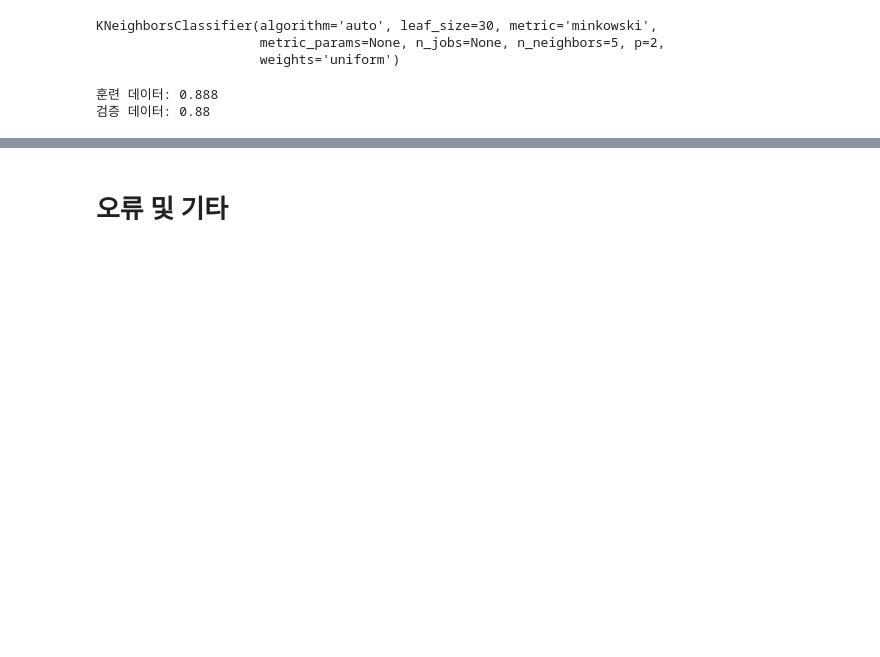
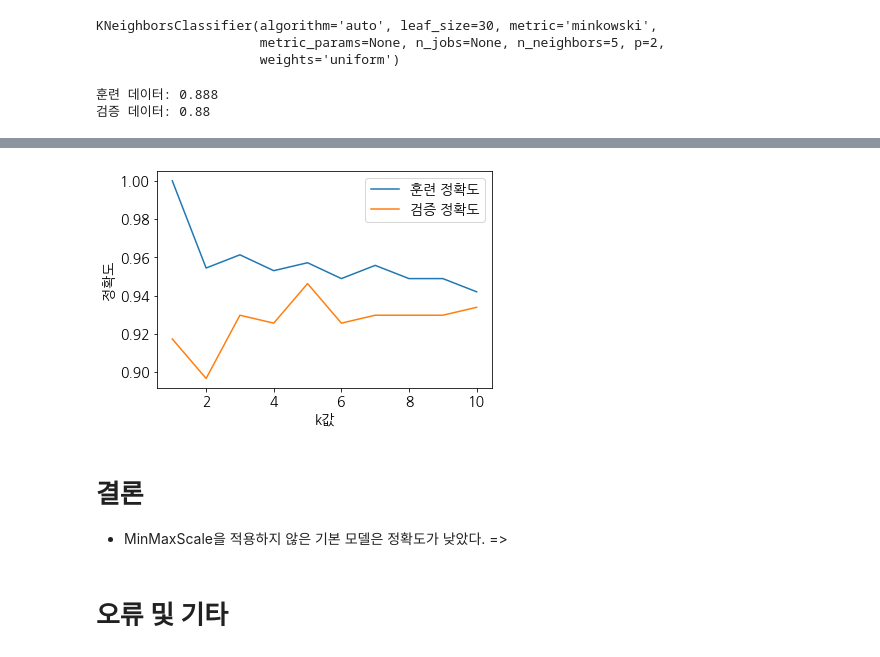
Before and after one commit to Cotidie/ML-Study, a Jupyter notebook: problems/01/WonSeok/KNN_Internet Usage.ipynb, the cells around one changed output, grey strips where cells are left out. Drawn from its saved outputs; the diff is of its cells as text; code cells hidden in the pictures; blank space fills up the shorter version.

```diff
--- a/problems/01/WonSeok/KNN_Internet Usage.ipynb
+++ b/problems/01/WonSeok/KNN_Internet Usage.ipynb
@@ -99,3 +105,22 @@ plt.show()
+# %%
+# [0, 1]로 정규화할 스케일러 준비
+scaler = MinMaxScaler()
+scaler.fit(features)
+
+# 정규화하기
+scaled_features = scaler.transform(features)
+X_train_s, X_test_s, y_train_s, y_test_s = train_test_split(scaled_features, target, random_state=66)
+y_train_s = y_train_s.values.reshape(-1, )
+y_test_s = y_test_s.values.reshape(-1, )
+# %%
+# 그래프 표시
+graph_by_k_values(1, 10, X_train_s, X_test_s, y_train_s, y_test_s)
+# %% [output]
+[figure, added]
+# %% [markdown]
+# 결론
+* MinMaxScale을 적용하지 않은 기본 모델은 정확도가 낮았다.
+  =>
 # %% [markdown]
 # 오류 및 기타
 # %% [markdown]
```
Also changed, not shown: parts of 6 cells of this notebook.
